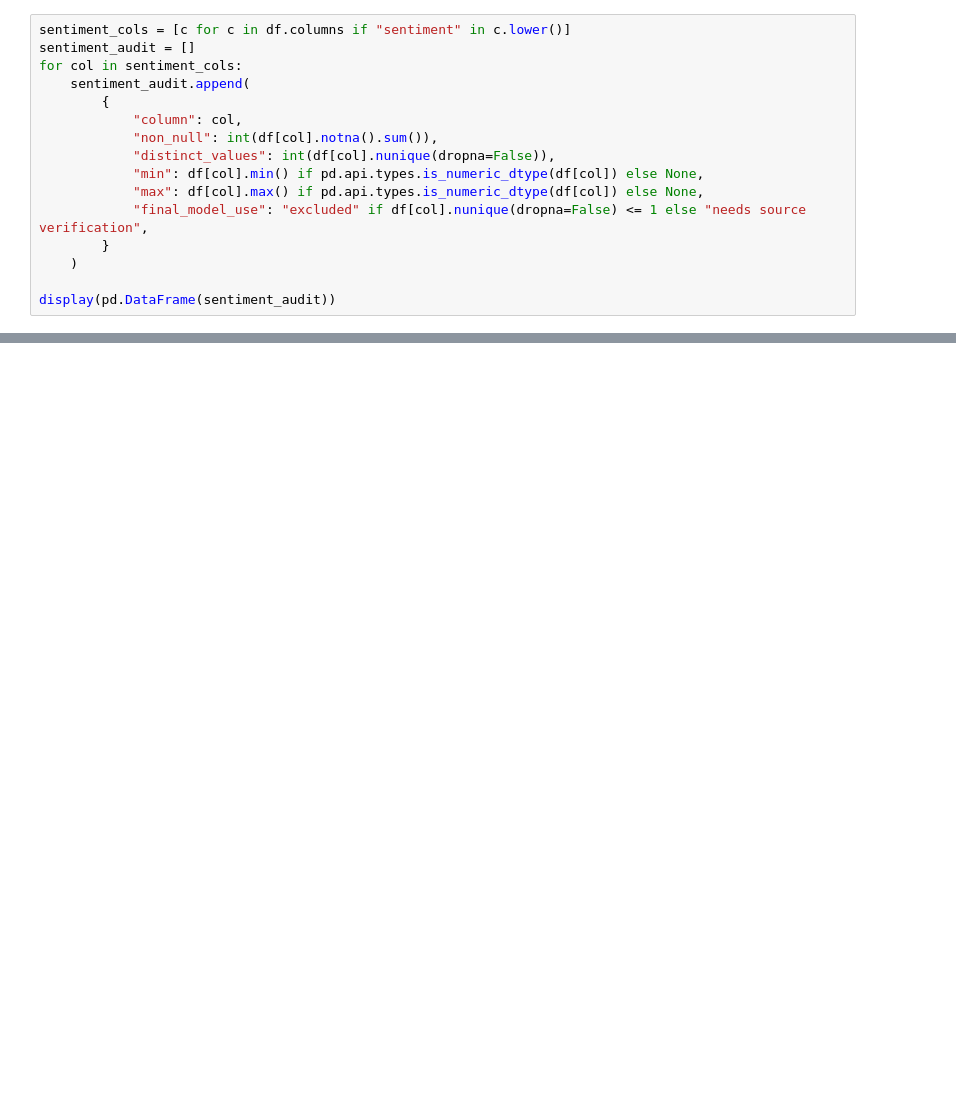
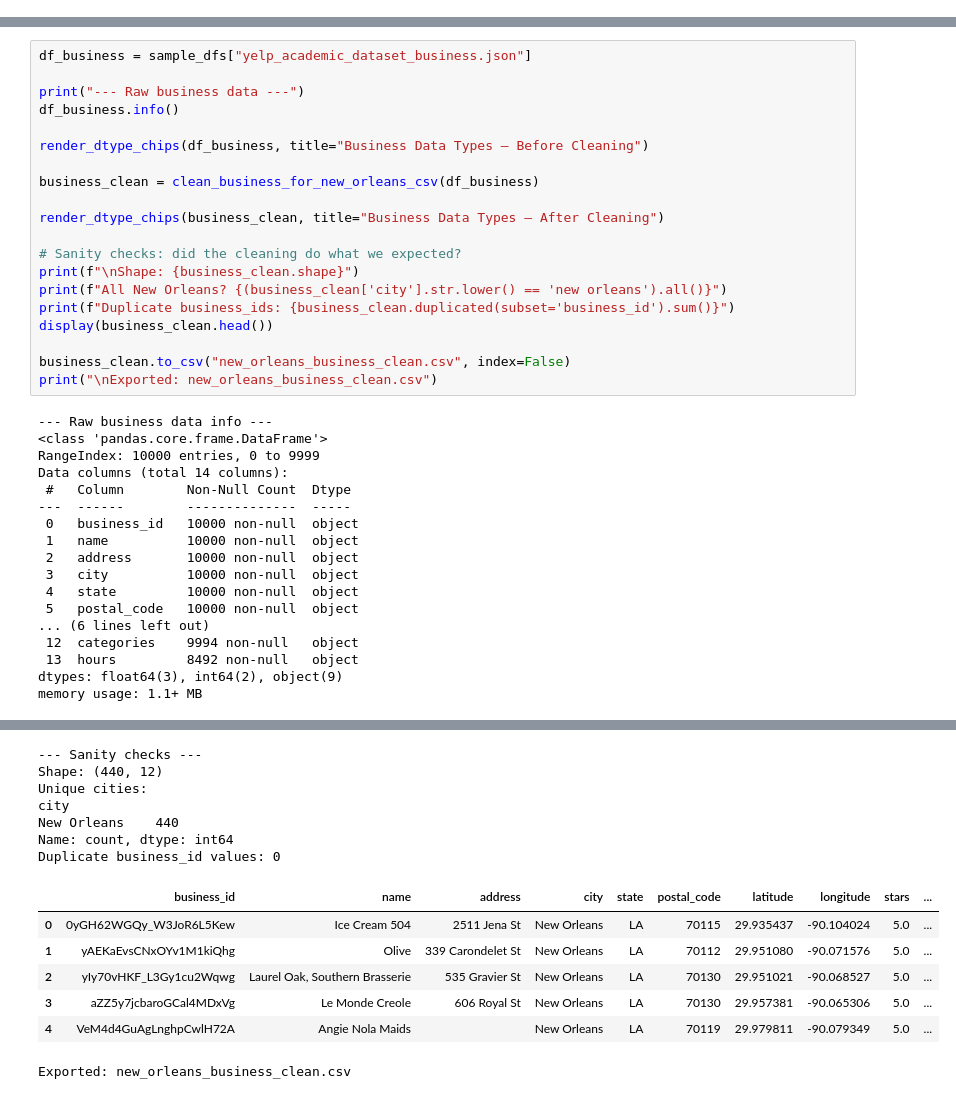
Before and after one commit to lassieo/Yelp---Restaurants-in-New-Orleans, a Jupyter notebook: DSBA_6211_Master_Notebook.ipynb, the cells around one changed output, grey strips where cells are left out. Drawn from its saved outputs; the diff is of its cells as text; blank space fills up the shorter version.

```diff
--- a/DSBA_6211_Master_Notebook.ipynb
+++ b/DSBA_6211_Master_Notebook.ipynb
@@ -203,16 +0,0 @@ Until that table exists and has variation, sentiment should be described as plan
-# %%
-sentiment_cols = [c for c in df.columns if "sentiment" in c.lower()]
-sentiment_audit = []
-for col in sentiment_cols:
-    sentiment_audit.append(
-        {
-            "column": col,
-            "non_null": int(df[col].notna().sum()),
-            "distinct_values": int(df[col].nunique(dropna=False)),
-            "min": df[col].min() if pd.api.types.is_numeric_dtype(df[col]) else None,
-            "max": df[col].max() if pd.api.types.is_numeric_dtype(df[col]) else None,
-            "final_model_use": "excluded" if df[col].nunique(dropna=False) <= 1 else "needs source verification",
-        }
-    )
-
-display(pd.DataFrame(sentiment_audit))
@@ -512,0 +762,38 @@ The reader should leave with one clean idea: Yelp success in New Orleans is part
+# %%
+df_business = sample_dfs["yelp_academic_dataset_business.json"]
+
+print("--- Raw business data ---")
+df_business.info()
+
+render_dtype_chips(df_business, title="Business Data Types — Before Cleaning")
+
+business_clean = clean_business_for_new_orleans_csv(df_business)
+
+render_dtype_chips(business_clean, title="Business Data Types — After Cleaning")
+
+# Sanity checks: did the cleaning do what we expected?
+print(f"\nShape: {business_clean.shape}")
+print(f"All New Orleans? {(business_clean['city'].str.lower() == 'new orleans').all()}")
+print(f"Duplicate business_ids: {business_clean.duplicated(subset='business_id').sum()}")
+display(business_clean.head())
+
+business_clean.to_csv("new_orleans_business_clean.csv", index=False)
+print("\nExported: new_orleans_business_clean.csv")
+# %% [output]
+--- Raw business data info ---
+<class 'pandas.core.frame.DataFrame'>
+RangeIndex: 10000 entries, 0 to 9999
+Data columns (total 14 columns):
+ #   Column        Non-Null Count  Dtype
+---  ------        --------------  -----
+ 0   business_id   10000 non-null  object
+ 1   name          10000 non-null  object
+ 2   address       10000 non-null  object
+ 3   city          10000 non-null  object
+ 4   state         10000 non-null  object
+ 5   postal_code   10000 non-null  object
+... (6 lines left out)
+ 12  categories    9994 non-null   object
+ 13  hours         8492 non-null   object
+dtypes: float64(3), int64(2), object(9)
+memory usage: 1.1+ MB
@@ -512,0 +802,14 @@ The reader should leave with one clean idea: Yelp success in New Orleans is part
+--- Sanity checks ---
+Shape: (440, 12)
+Unique cities:
+city
+New Orleans    440
+Name: count, dtype: int64
+Duplicate business_id values: 0
+|  | business_id | name | address | city | state | postal_code | latitude | longitude | stars | ... |
+| 0 | 0yGH62WGQy_W3JoR6L5Kew | Ice Cream 504 | 2511 Jena St | New Orleans | LA | 70115 | 29.935437 | -90.104024 | 5.0 | ... |
+| 1 | yAEKaEvsCNxOYv1M1kiQhg | Olive | 339 Carondelet St | New Orleans | LA | 70112 | 29.951080 | -90.071576 | 5.0 | ... |
+| 2 | yIy70vHKF_L3Gy1cu2Wqwg | Laurel Oak, Southern Brasserie | 535 Gravier St | New Orleans | LA | 70130 | 29.951021 | -90.068527 | 5.0 | ... |
+| 3 | aZZ5y7jcbaroGCal4MDxVg | Le Monde Creole | 606 Royal St | New Orleans | LA | 70130 | 29.957381 | -90.065306 | 5.0 | ... |
+| 4 | VeM4d4GuAgLnghpCwlH72A | Angie Nola Maids |  | New Orleans | LA | 70119 | 29.979811 | -90.079349 | 5.0 | ... |
+Exported: new_orleans_business_clean.csv
```
Also changed, not shown: parts of 110 cells of this notebook, 1 other file.
